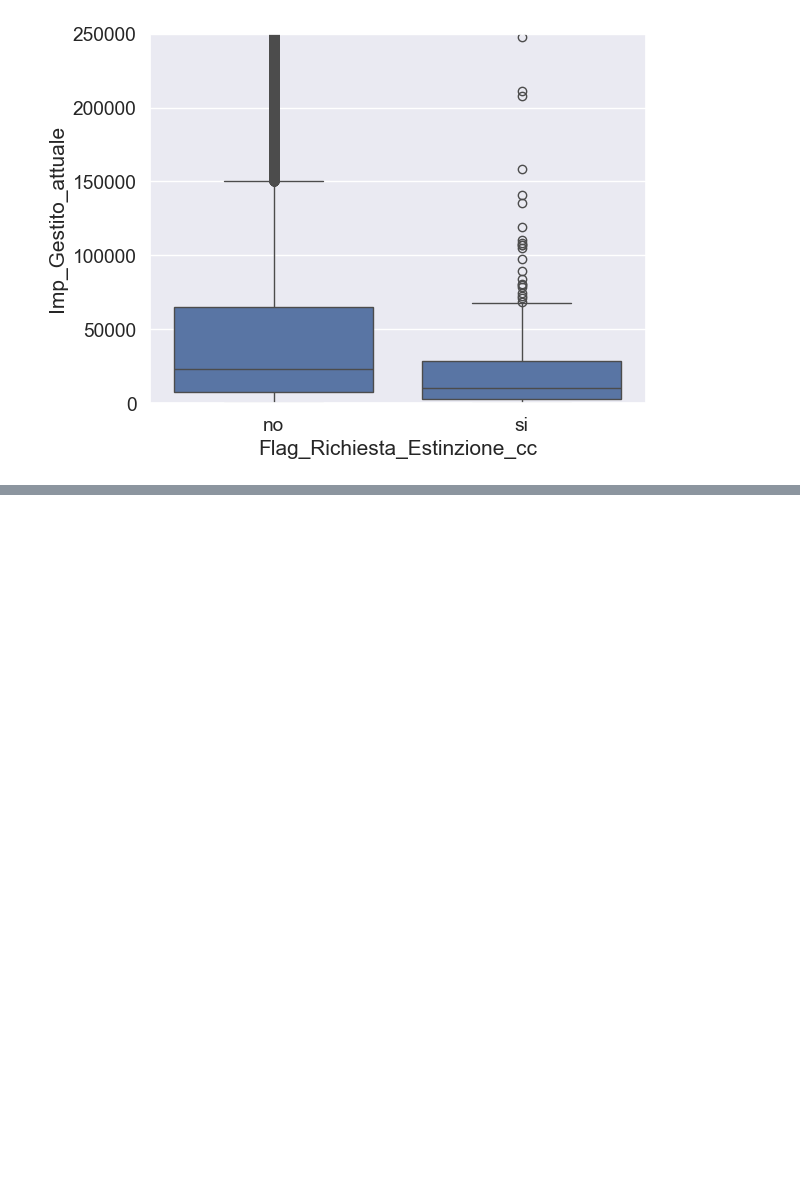
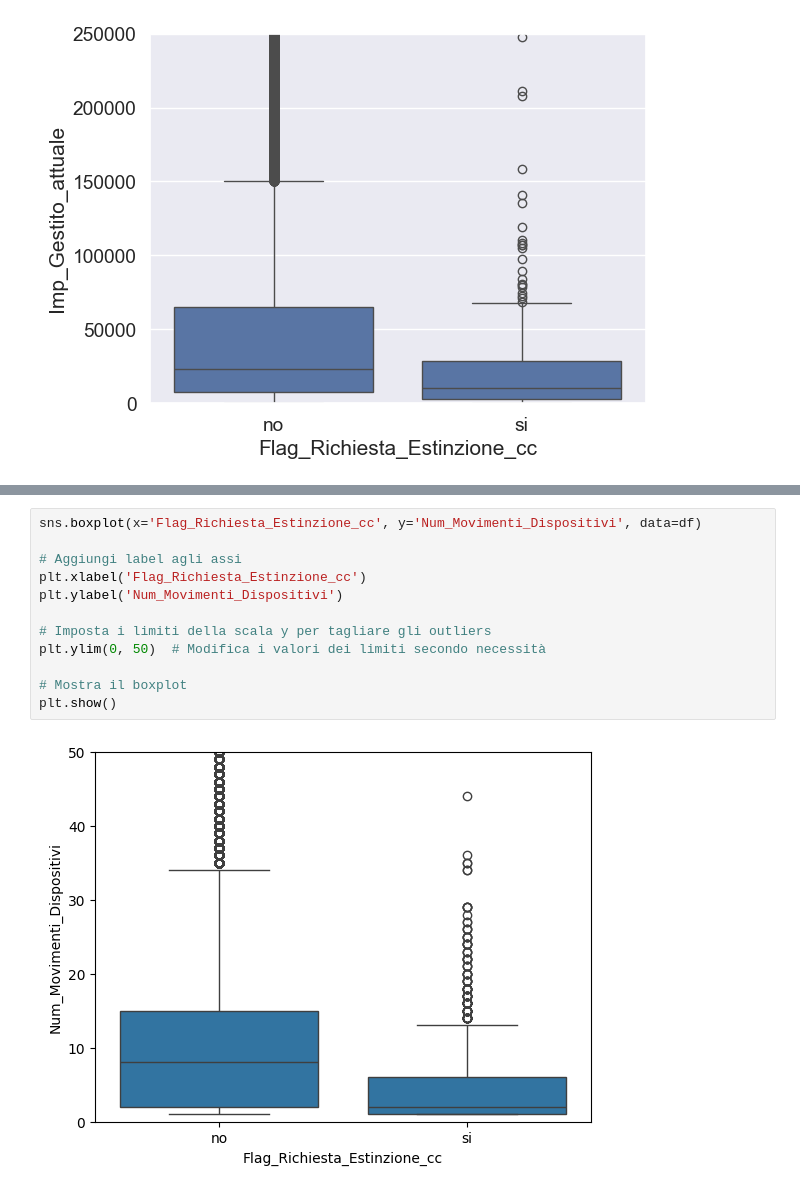
Before and after one commit to emanueleiacca/Analysis-on-Churn-Banking-Modeling-Dataset, a Jupyter notebook: Analisi esplorativa.ipynb, the cells around one changed output, grey strips where cells are left out. Cells and saved outputs as stored; diff of their text form; blank space fills up the shorter version.

```diff
--- a/Analisi esplorativa.ipynb
+++ b/Analisi esplorativa.ipynb
@@ -317,0 +332,14 @@ plt.show()
+# %%
+sns.boxplot(x='Flag_Richiesta_Estinzione_cc', y='Num_Movimenti_Dispositivi', data=df)
+
+# Aggiungi label agli assi
+plt.xlabel('Flag_Richiesta_Estinzione_cc')
+plt.ylabel('Num_Movimenti_Dispositivi')
+
+# Imposta i limiti della scala y per tagliare gli outliers
+plt.ylim(0, 50)  # Modifica i valori dei limiti secondo necessità
+
+# Mostra il boxplot
+plt.show()
+# %% [output]
+[figure, added]
```
Also changed, not shown: parts of 9 cells of this notebook, 4 other files.
